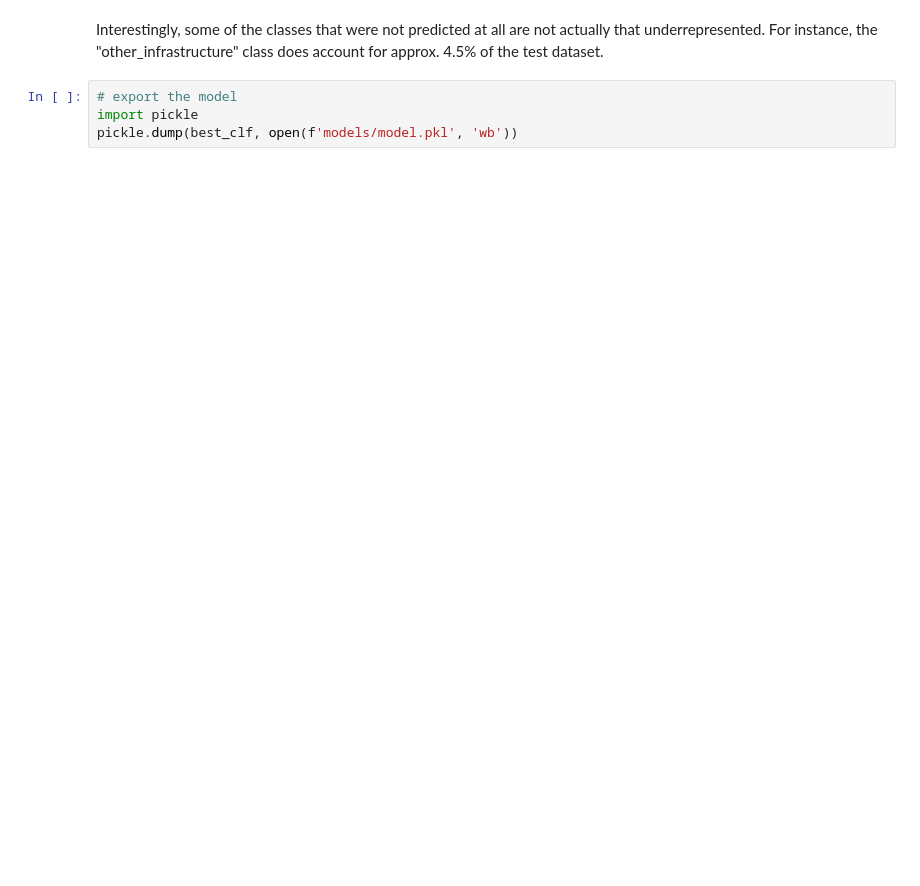
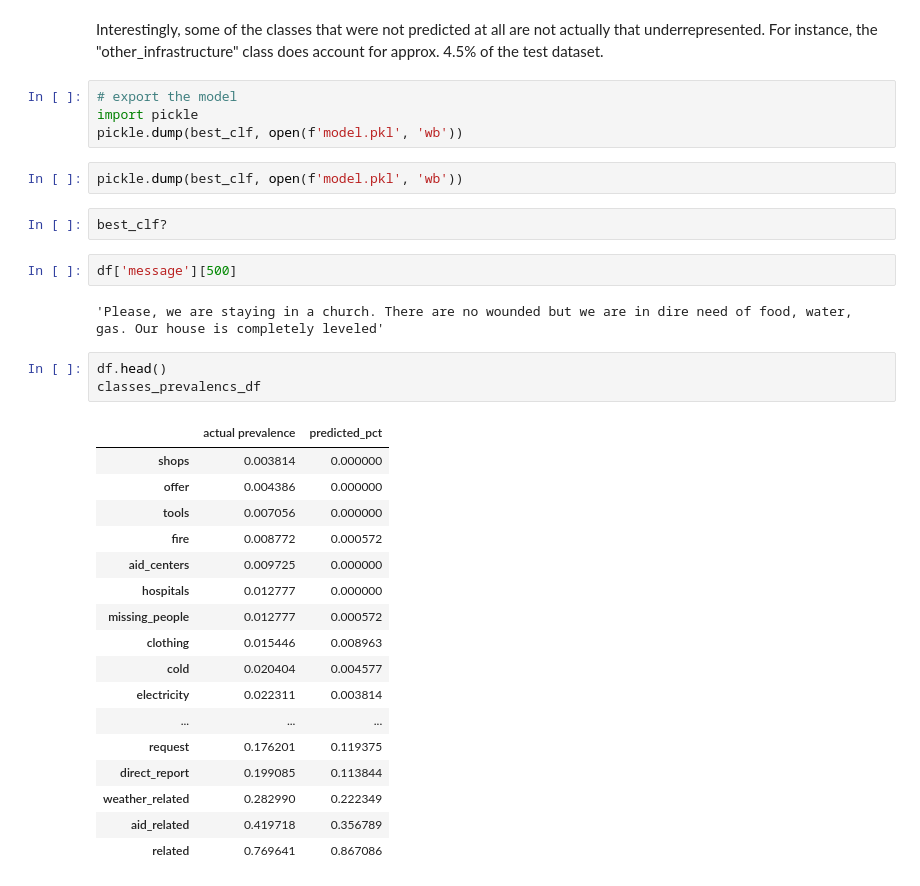
Before and after one commit to Cuz77/disaster_nlp_pipeline, a Jupyter notebook: development files/ml_pipeline_development.ipynb, the cells around one changed output. Cells and saved outputs as stored; diff of their text form; blank space fills up the shorter version.

```diff
--- a/development files/ml_pipeline_development.ipynb
+++ b/development files/ml_pipeline_development.ipynb
@@ -223,4 +266,33 @@ Interestingly, some of the classes that were not predicted at all are not actual
 # %%
 # export the model
 import pickle
-pickle.dump(best_clf, open(f'models/model.pkl', 'wb'))
+pickle.dump(best_clf, open(f'model.pkl', 'wb'))
+# %%
+pickle.dump(best_clf, open(f'model.pkl', 'wb'))
+# %%
+best_clf?
+# %%
+df['message'][500]
+# %% [output]
+'Please, we are staying in a church. There are no wounded but we are in dire need of food, water, gas. Our house is completely leveled'
+# %%
+df.head()
+classes_prevalencs_df
+# %% [output]
+|  | actual prevalence | predicted_pct |
+| shops | 0.003814 | 0.000000 |
+| offer | 0.004386 | 0.000000 |
+| tools | 0.007056 | 0.000000 |
+| fire | 0.008772 | 0.000572 |
+| aid_centers | 0.009725 | 0.000000 |
+| hospitals | 0.012777 | 0.000000 |
+| missing_people | 0.012777 | 0.000572 |
+| clothing | 0.015446 | 0.008963 |
+| cold | 0.020404 | 0.004577 |
+| electricity | 0.022311 | 0.003814 |
+| ... | ... | ... |
+| request | 0.176201 | 0.119375 |
+| direct_report | 0.199085 | 0.113844 |
+| weather_related | 0.282990 | 0.222349 |
+| aid_related | 0.419718 | 0.356789 |
+| related | 0.769641 | 0.867086 |
```
Also changed, not shown: parts of 4 cells of this notebook, 9 other files.
